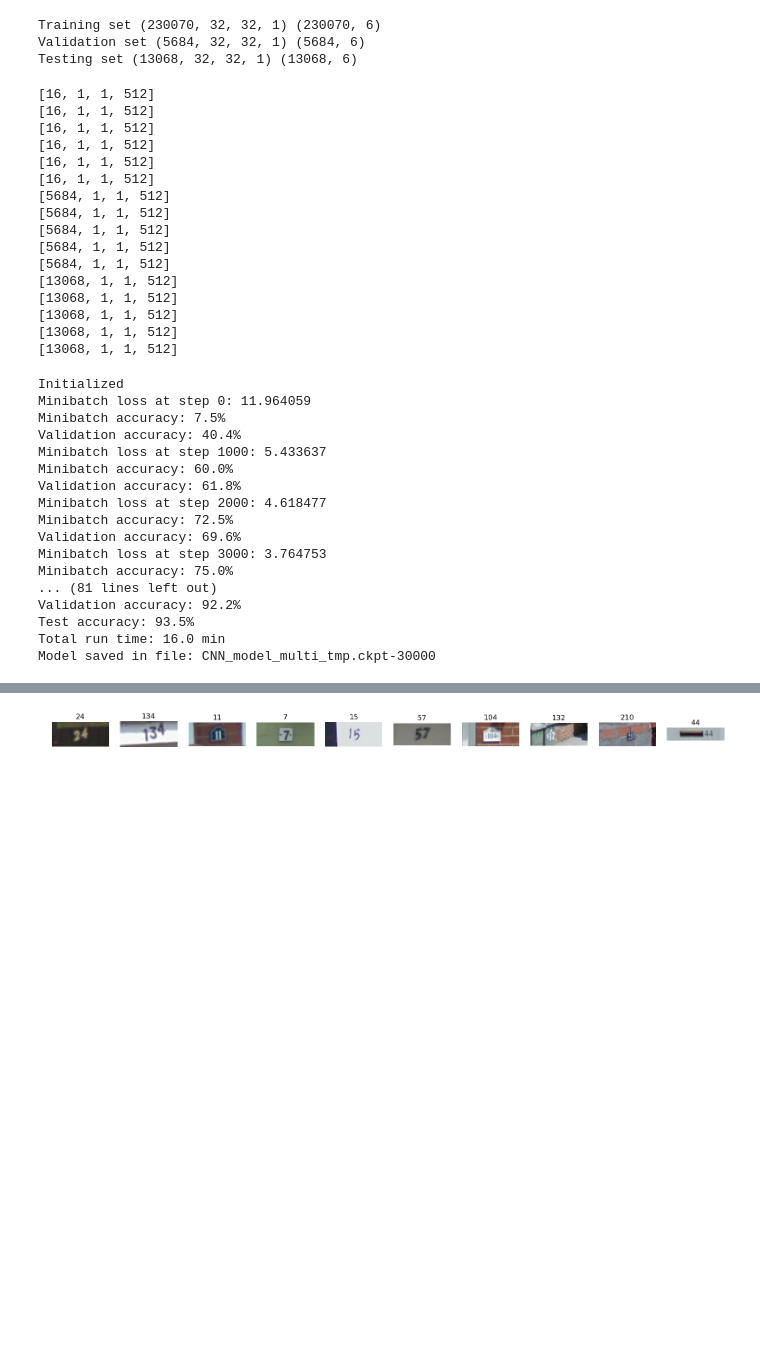
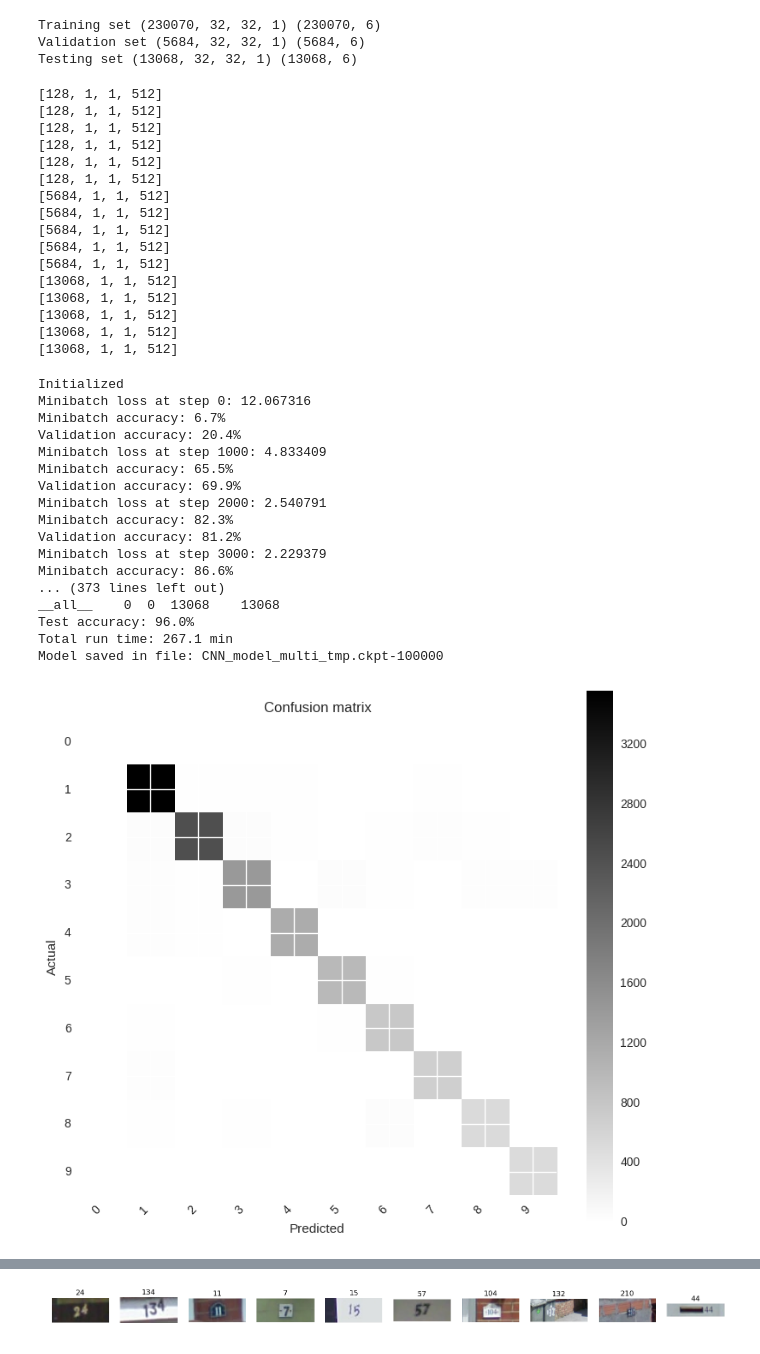
Before and after one commit to bencxs/machine-learning, a Jupyter notebook: projects/capstone/deep_learning/code/6_model_eval_valid.ipynb, the cells around one changed output, grey strips where cells are left out. Saved outputs shown, nothing was run; the diff lists cells and outputs as text; code cells hidden in the pictures; blank space fills up the shorter version.

```diff
--- a/projects/capstone/deep_learning/code/6_model_eval_valid.ipynb
+++ b/projects/capstone/deep_learning/code/6_model_eval_valid.ipynb
@@ -43,6 +43,15 @@ labels_70pct = train_labels[:162000,:]
 def accuracy(predictions, labels):
         return (100.0 * np.sum(np.argmax(predictions, 2).T == labels)
                 / predictions.shape[1] / predictions.shape[0])
+
+from pandas_ml import ConfusionMatrix
+import matplotlib.pyplot as plt
+% matplotlib inline
+def conf_mat(y_true, y_pred):
+    cm = ConfusionMatrix(y_true, y_pred)
+    cm.plot(normalized=True)
+    plt.show
+    print(cm)
 # %%
 # Convolutional Neural Network Architecture
 
@@ -51,7 +60,7 @@ num_channels = 1
 num_labels = 11 # 0 - 9, + blank digits
 seq_length = 6
 
-batch_size = 16
+batch_size = 128
 
 
 # Add variable summaries for TensorBoard
@@ -248,12 +257,12 @@ with graph.as_default():
                       tf.nn.softmax(model(tf_test_dataset, 1.0)[3]),\
                       tf.nn.softmax(model(tf_test_dataset, 1.0)[4])])
 # %% [output]
-[16, 1, 1, 512]
-[16, 1, 1, 512]
-[16, 1, 1, 512]
-[16, 1, 1, 512]
-[16, 1, 1, 512]
-[16, 1, 1, 512]
+[128, 1, 1, 512]
+[128, 1, 1, 512]
+[128, 1, 1, 512]
+[128, 1, 1, 512]
+[128, 1, 1, 512]
+[128, 1, 1, 512]
 [5684, 1, 1, 512]
 [5684, 1, 1, 512]
 [5684, 1, 1, 512]
@@ -266,7 +275,7 @@ with graph.as_default():
 [13068, 1, 1, 512]
 # %%
 import csv
-num_steps = 30001
+num_steps = 100001
 checkpoint_dir = '/home/ubuntu/save'
 train_acc_plot, valid_acc_plot, loss_plot = {}, {}, {}
 
@@ -282,9 +291,9 @@ with tf.Session(graph=graph) as session:
     writer = tf.train.SummaryWriter('/home/ubuntu/temp/trial/t001', session.graph)
 
     for step in range(num_steps):
-        offset = (step * batch_size) % (labels_70pct.shape[0] - batch_size)
-        batch_data = dataset_70pct[offset:(offset + batch_size), :, :, :]
-        batch_labels = labels_70pct[offset:(offset + batch_size), :]
+        offset = (step * batch_size) % (train_labels.shape[0] - batch_size)
+        batch_data = train_dataset[offset:(offset + batch_size), :, :, :]
+        batch_labels = train_labels[offset:(offset + batch_size), :]
         feed_dict = {tf_train_dataset : batch_data, tf_train_labels : batch_labels}
 
         _, l, predictions, summary = session.run(
@@ -292,46 +301,60 @@ with tf.Session(graph=graph) as session:
         if (step % 1000 == 0):
 
             train_accuracy = accuracy(predictions, batch_labels[:,1:6])
             valid_accuracy = accuracy(valid_prediction.eval(), valid_labels[:,1:6])
 
             print('Minibatch loss at step %d: %f' % (step, l))
             print('Minibatch accuracy: %.1f%%' % train_accuracy)
             print('Validation accuracy: %.1f%%' % valid_accuracy)
 
             # Store training, validation accuracy and loss data
             train_acc_plot[step] = train_accuracy
             valid_acc_plot[step] = valid_accuracy
             loss_plot[step] = l
 
             # Write training, validation accuracy and loss data to csv file
             with open("sensitivty_0.7.csv", "a") as myfile:
                 wrt = csv.writer(myfile, delimiter=',')
                 wrt.writerow((step, train_accuracy, valid_accuracy, l))
 
             # Write summaries to TensorBoard
             writer.add_summary(summary, step)
 
             # Saves model checkpoint
             save_path = saver.save(session,'CNN_model_multi_tmp.ckpt',global_step=step)
 
+    # Evaluate confusion matrix over each digit sequence slot [N1, N2, N3, N4, N5]
+    print("Confusion Matrix")
+    print("Slot 1")
+    cm1 = conf_mat(test_labels[:,1], (np.argmax(test_prediction.eval(), 2).T[:,0]))
+    print("Slot 2")
+    cm2 = conf_mat(test_labels[:,2], (np.argmax(test_prediction.eval(), 2).T[:,1]))
+    print("Slot 3")
+    cm3 = conf_mat(test_labels[:,3], (np.argmax(test_prediction.eval(), 2).T[:,2]))
+    print("Slot 4")
+    cm4 = conf_mat(test_labels[:,4], (np.argmax(test_prediction.eval(), 2).T[:,3]))
+    print("Slot 5")
+    cm5 = conf_mat(test_labels[:,5], (np.argmax(test_prediction.eval(), 2).T[:,4]))
+
     print('Test accuracy: %.1f%%' % accuracy(test_prediction.eval(), test_labels[:,1:6]))
     print("Total run time:", round(((time()-t0)/60), 1), "min")
     print("Model saved in file: %s" % save_path)
 # %% [output]
 Initialized
-Minibatch loss at step 0: 11.964059
-Minibatch accuracy: 7.5%
-Validation accuracy: 40.4%
-Minibatch loss at step 1000: 5.433637
-Minibatch accuracy: 60.0%
-Validation accuracy: 61.8%
-Minibatch loss at step 2000: 4.618477
-Minibatch accuracy: 72.5%
-Validation accuracy: 69.6%
-Minibatch loss at step 3000: 3.764753
-Minibatch accuracy: 75.0%
-... (81 lines left out)
-Validation accuracy: 92.2%
-Test accuracy: 93.5%
-Total run time: 16.0 min
-Model saved in file: CNN_model_multi_tmp.ckpt-30000
+Minibatch loss at step 0: 12.067316
+Minibatch accuracy: 6.7%
+Validation accuracy: 20.4%
+Minibatch loss at step 1000: 4.833409
+Minibatch accuracy: 65.5%
+Validation accuracy: 69.9%
+Minibatch loss at step 2000: 2.540791
+Minibatch accuracy: 82.3%
+Validation accuracy: 81.2%
+Minibatch loss at step 3000: 2.229379
+Minibatch accuracy: 86.6%
+... (373 lines left out)
+__all__    0  0  13068    13068
+Test accuracy: 96.0%
+Total run time: 267.1 min
+Model saved in file: CNN_model_multi_tmp.ckpt-100000
+[figure, added]
```
Also changed, not shown: parts of 1 cell of this notebook, 5 other files.
